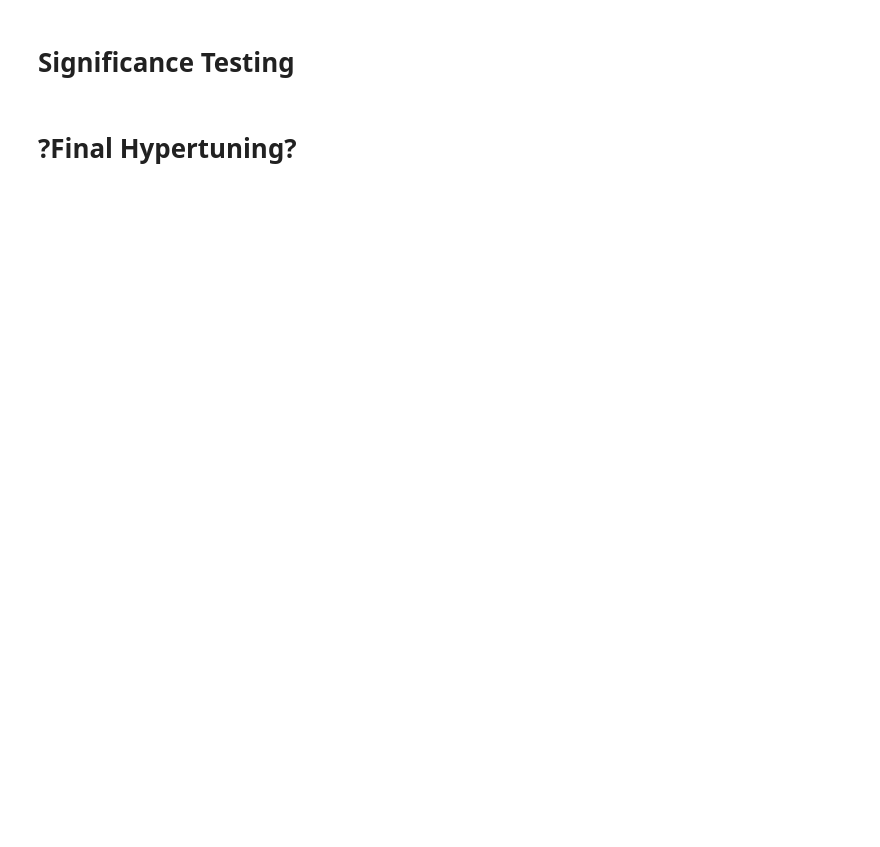
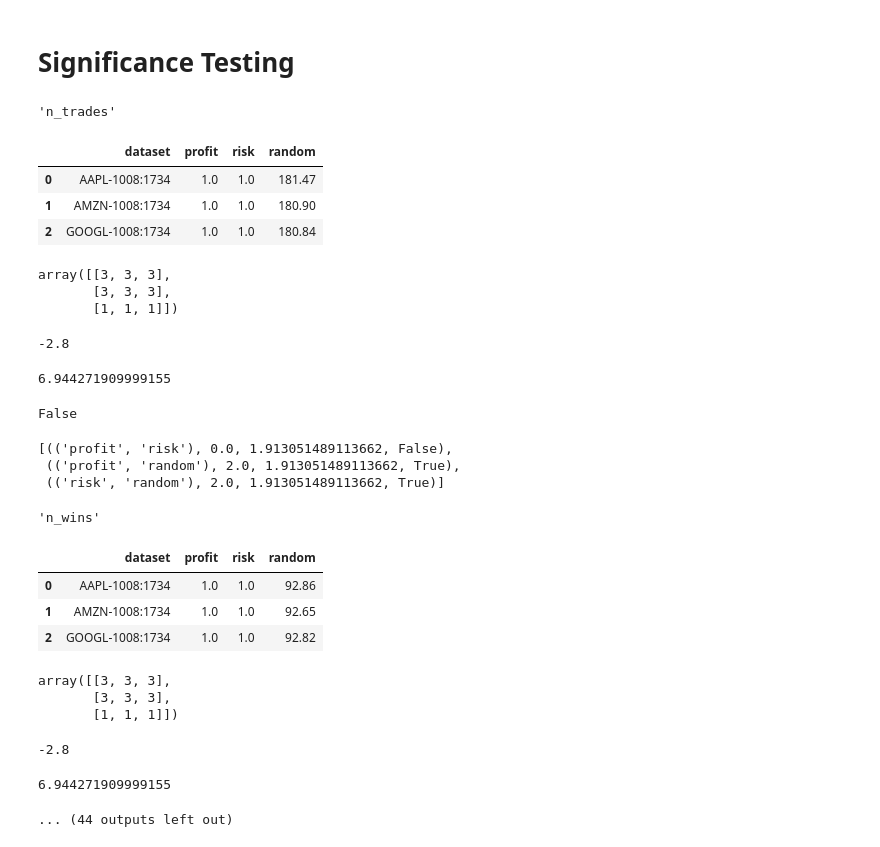
Before and after one commit to CodeBeckZero/MADDQN, a Jupyter notebook: single_agent_work_bench.ipynb, the cells around one changed output. Saved outputs shown, nothing was run; the diff lists cells and outputs as text; code cells hidden in the pictures; blank space fills up the shorter version.

Commit message:
for Macro agent testing

```diff
--- a/single_agent_work_bench.ipynb
+++ b/single_agent_work_bench.ipynb
@@ -606,20 +608,26 @@ for agent_name, agent_class in agent_classes.items():
 # Agent Training
 # %%
 # Training Inputs
-training_range = ('2007-01-01','2020-12-31')
+training_range = ('2007-01-01','2010-12-31')
 trn_dt_range = [datetime.strptime(dt_str, "%Y-%m-%d") for dt_str in training_range]
 
 # Validation Inputs
-validation_range = ('2021-01-01', '2021-12-31')
+validation_range = ('2011-01-01', '2011-12-31')
 val_dt_range = [datetime.strptime(dt_str, "%Y-%m-%d") for dt_str in validation_range]
 
 # Testing Inputs
-testing_range = ('2021-01-01', '2023-12-31')
+testing_range = ('2011-01-01', '2013-12-31')
 tst_dt_range = [datetime.strptime(dt_str, "%Y-%m-%d") for dt_str in testing_range]
+
+# Scaling Inputs
+scaling_range = ('2007-01-01','2010-12-31')
+scale_dt_range = [datetime.strptime(dt_str, "%Y-%m-%d") for dt_str in scaling_range]
+
 
 trn_idx = {}
 val_idx = {}
 tst_idx = {}
+scale_idx = {}
 
 for stock, file in stock_inputs.items():
     if stock in set(trn_keys + val_keys + tst_keys):
@@ -629,13 +637,15 @@ for stock, file in stock_inputs.items():
             val_idx[stock] = env_data[stock].gen_rw_idxs(val_dt_range)
         if stock in tst_keys:
             tst_idx[stock] = env_data[stock].gen_rw_idxs(tst_dt_range)
+
+        scale_idx[stock] = env_data[stock].gen_idxs(scale_dt_range)
 # %%
 training_params = {'training_episodes': 15,
                    'epsilon_decya_func': linear_decay,
                    'initial_epsilon': 0.9,
                    'final_epsilon': 0.1,
-                   'update_q_freq': 1,
-                   'update_tgt_freq': 3,
+                   'update_q_freq': 2,
+                   'update_tgt_freq': 8,
                    'save_path': export_path,
                    'metric_func': metric_function,
                    'min_training_episodes': 5,
@@ -655,9 +665,15 @@ if train_agent:
         for key in trn_keys:
             rl_env = env[key]
 
+
             # Using Csvs
             if import_tn_csvs:
                 timesnet.upload_csv(f'{csv_path}/{stock_tn[key]}')
+
+            if not timesnet.window_scaling:
+                start_idx = scale_idx[key][0]
+                end_idx = scale_idx[key][1]
+                timesnet.fit_standardscaler(env_data[key]['raw_env'][start_idx:end_idx,:])
 
             # Setup agents with environment
             for agent in agents_in_setup:
@@ -673,6 +689,10 @@ if train_agent:
                                             val_start_idx= val_idx[key][0],
                                             val_end_idx=val_idx[key][1],
                                             **training_params)
+                    # Save Agent
+                    save_agent_path = save_path_root + f'/{agent}/'
+                    os.makedirs(save_path_root, exist_ok=True)
+                    agents_dic[agent].export_Q_nn(save_agent_path + agent)
 
             # Train Decision Agent
             agents_dic[decision_agent].train(start_idx=trn_idx[key][0],
@@ -680,6 +700,14 @@ if train_agent:
                                         val_start_idx= val_idx[key][0],
                                         val_end_idx=val_idx[key][1],
                                         **training_params)
+            # Save Agent
+            save_agent_path = save_path_root + f'/{decision_agent}_{key}_TRN_{trn_idx[key][0]}-{trn_idx[key][1]}/'
+            os.makedirs(save_agent_path, exist_ok=True)
+            agents_dic[decision_agent].export_Q_nn(save_agent_path + decision_agent)
+            env_data_record = rl_env.get_step_data()
+            agent_data_record = agents_dic[decision_agent].get_step_data()
+            training_record =  pd.concat([env_data_record, agent_data_record], axis=1, join='inner')
+            training_record.to_csv(f'{save_agent_path}step_data.csv')
 
             # Remove Agent
             for agent in agents_in_setup:
@@ -730,6 +779,12 @@ if test_agent:
             # Using Csvs
             if import_tn_csvs:
                 timesnet.upload_csv(f'{csv_path}/{stock_tn[key]}')
+
+            #
+            if not timesnet.window_scaling:
+                start_idx = scale_idx[key][0]
+                end_idx = scale_idx[key][1]
+                timesnet.fit_standardscaler(env_data[key]['raw_env'][start_idx:end_idx,:])
 
             # Setup agents with environment
             for agent in set([decision_agent] + agents_in_setup):
@@ -831,16 +991,40 @@ if test_agent:
 # %%
 if test_agent:
     for metric in metrics:
         display(metric)
         display(summarized_aggerate_results[metric][0])
         test = prob_evaluate.generate_rank_array_from_dataframe(summarized_aggerate_results[metric][0],
                                                                 model_list,equal_rank_behav="mean",
                                                                 rank_order=aval_metrics_rank_dic[metric])
         display(test)
-        stat, critical_f_value, reject_null_hypo = prob_evaluate.iman_davenport_test(test,0.95,arr_order='rows')
+        stat, critical_f_value, reject_null_hypo = prob_evaluate.iman_davenport_test(test,0.95,arr_order='cols')
         display(stat, critical_f_value, reject_null_hypo)
 
         results1 = prob_evaluate.nemenyi_test(test,0.95,model_list)
         display(results1)
+# %% [output]
+'n_trades'
+|  | dataset | profit | risk | random |
+| 0 | AAPL-1008:1734 | 1.0 | 1.0 | 181.47 |
+| 1 | AMZN-1008:1734 | 1.0 | 1.0 | 180.90 |
+| 2 | GOOGL-1008:1734 | 1.0 | 1.0 | 180.84 |
+array([[3, 3, 3],
+       [3, 3, 3],
+       [1, 1, 1]])
+-2.8
+6.944271909999155
+False
+[(('profit', 'risk'), 0.0, 1.913051489113662, False),
+ (('profit', 'random'), 2.0, 1.913051489113662, True),
+ (('risk', 'random'), 2.0, 1.913051489113662, True)]
+'n_wins'
+|  | dataset | profit | risk | random |
+| 0 | AAPL-1008:1734 | 1.0 | 1.0 | 92.86 |
+| 1 | AMZN-1008:1734 | 1.0 | 1.0 | 92.65 |
+| 2 | GOOGL-1008:1734 | 1.0 | 1.0 | 92.82 |
+array([[3, 3, 3],
+       [3, 3, 3],
+       [1, 1, 1]])
+-2.8
+6.944271909999155
+... (44 outputs left out)
-# %% [markdown]
-# ?Final Hypertuning?
```
Also changed, not shown: parts of 13 cells of this notebook, 3 other files.
